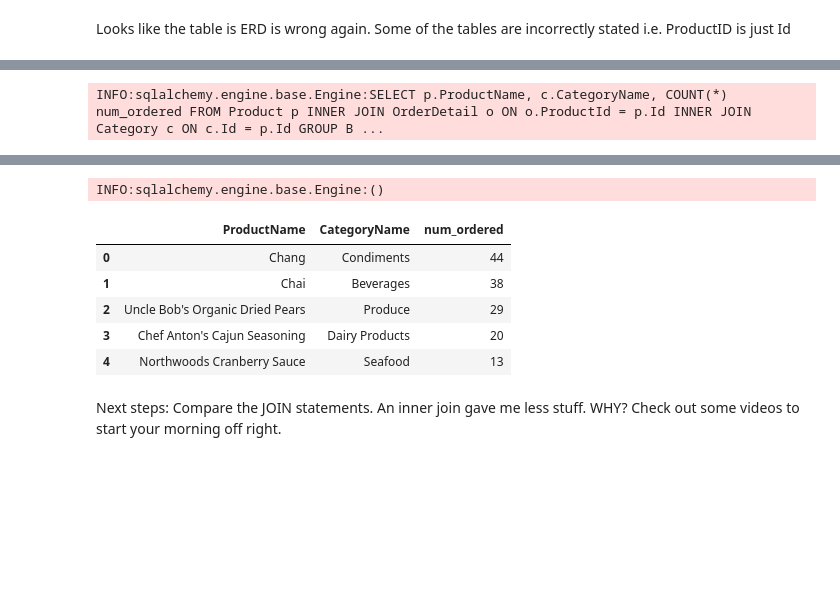
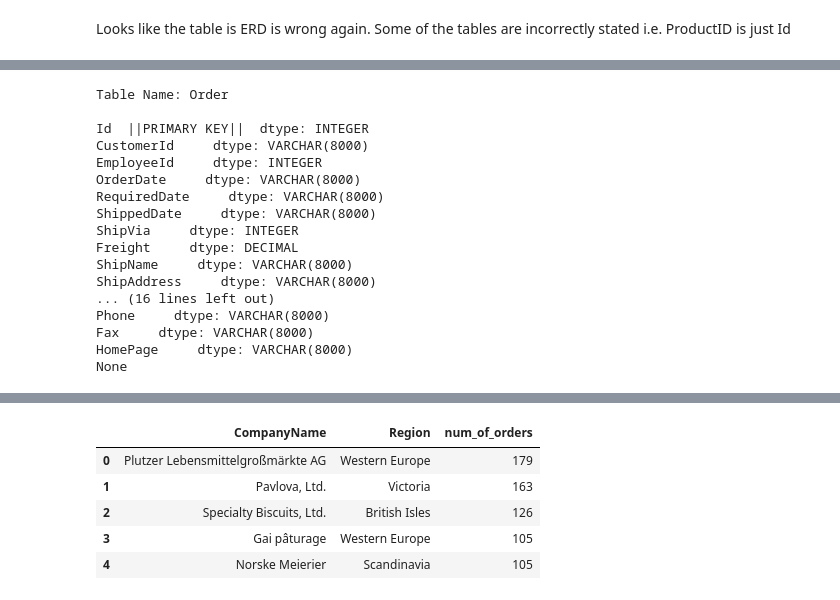
Before and after one commit to Socjon/dsc-2-final-project-online-ds-pt-100118, a Jupyter notebook: rough.ipynb, the cells around one changed output, grey strips where cells are left out. Drawn from its saved outputs; the diff is of its cells as text; code cells hidden in the pictures; blank space fills up the shorter version.

Commit message:
Answered the prelim questions. Also included the large database into the repo. Next steps are coming up with hypothesis questions and running tests

```diff
--- a/rough.ipynb
+++ b/rough.ipynb
@@ -239,9 +231,32 @@ INFO:sqlalchemy.engine.base.Engine:()
+# %%
+print(get_column_info('Order'))
+print(get_column_info('Supplier'))
+# %% [output]
+Table Name: Order
+
+Id  ||PRIMARY KEY||  dtype: INTEGER
+CustomerId     dtype: VARCHAR(8000)
+EmployeeId     dtype: INTEGER
+OrderDate     dtype: VARCHAR(8000)
+RequiredDate     dtype: VARCHAR(8000)
+ShippedDate     dtype: VARCHAR(8000)
+ShipVia     dtype: INTEGER
+Freight     dtype: DECIMAL
+ShipName     dtype: VARCHAR(8000)
+ShipAddress     dtype: VARCHAR(8000)
+... (16 lines left out)
+Phone     dtype: VARCHAR(8000)
+Fax     dtype: VARCHAR(8000)
+HomePage     dtype: VARCHAR(8000)
+None
 # %%
-q='''SELECT p.ProductName, c.CategoryName, COUNT(*) num_ordered \
-FROM Product p \
-INNER JOIN OrderDetail o ON o.ProductId = p.Id \
-INNER JOIN Category c ON c.Id = p.Id \
-GROUP BY p.ProductName ORDER BY num_ordered DESC'''
-df = pd.read_sql_query(q, engine)
-df.head()
+q = '''SELECT s.CompanyName, s.Region, COUNT(*) num_of_orders FROM [Order] o \
+LEFT JOIN OrderDetail od ON o.Id = od.OrderId \
+LEFT JOIN Product p ON od.ProductId = p.Id \
+LEFT JOIN Supplier s ON p.SupplierId = s.Id \
+GROUP BY s.CompanyName \
+ORDER BY num_of_orders DESC'''
+
+df2 = pd.read_sql_query(q, engine)
+df2.head()
 # %% [output]
@@ -249 +264,0 @@ df.head()
-INFO:sqlalchemy.engine.base.Engine:SELECT p.ProductName, c.CategoryName, COUNT(*) num_ordered FROM Product p INNER JOIN OrderDetail o ON o.ProductId = p.Id INNER JOIN Category c ON c.Id = p.Id GROUP B ...
@@ -251,9 +265,6 @@ INFO:sqlalchemy.engine.base.Engine:SELECT p.ProductName, c.CategoryName, COUNT(*
-INFO:sqlalchemy.engine.base.Engine:()
-|  | ProductName | CategoryName | num_ordered |
-| 0 | Chang | Condiments | 44 |
-| 1 | Chai | Beverages | 38 |
-| 2 | Uncle Bob's Organic Dried Pears | Produce | 29 |
-| 3 | Chef Anton's Cajun Seasoning | Dairy Products | 20 |
-| 4 | Northwoods Cranberry Sauce | Seafood | 13 |
+|  | CompanyName | Region | num_of_orders |
+| 0 | Plutzer Lebensmittelgroßmärkte AG | Western Europe | 179 |
+| 1 | Pavlova, Ltd. | Victoria | 163 |
+| 2 | Specialty Biscuits, Ltd. | British Isles | 126 |
+| 3 | Gai pâturage | Western Europe | 105 |
+| 4 | Norske Meierier | Scandinavia | 105 |
-# %% [markdown]
-Next steps: Compare the JOIN statements. An inner join gave me less stuff. WHY? Check out some videos to start your morning off right.
```
Also changed, not shown: parts of 23 cells of this notebook, 1 other file.
